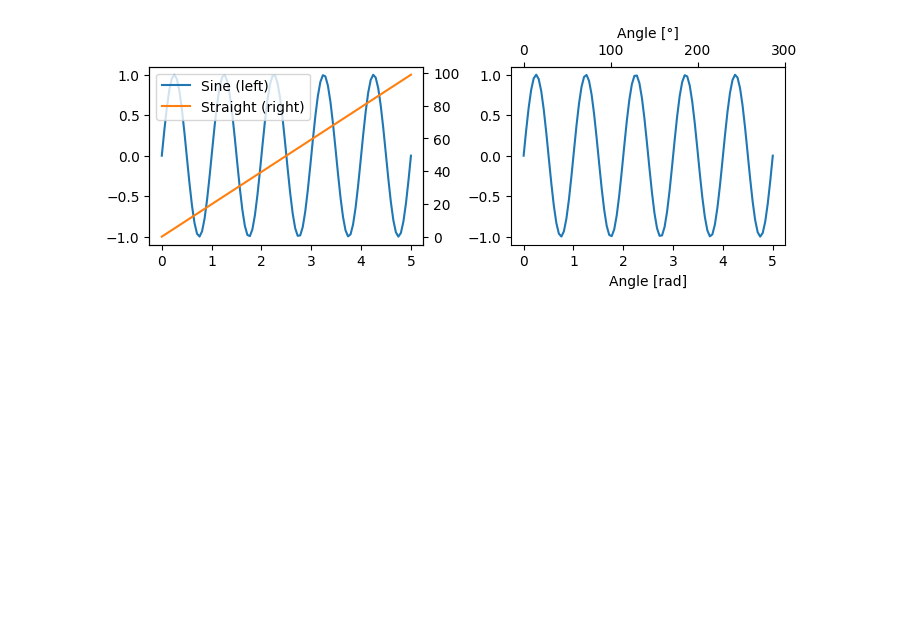
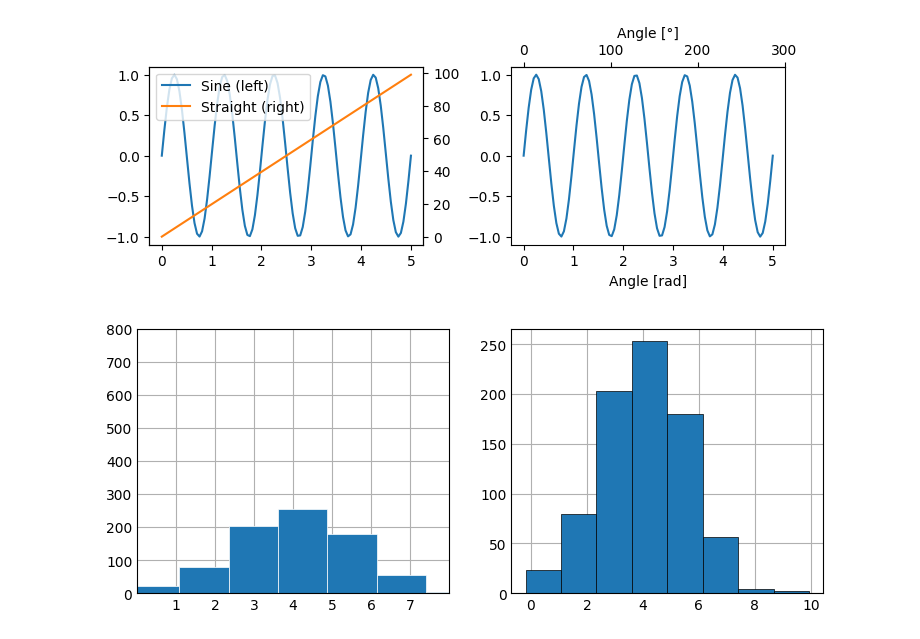
Before and after one commit to Blinan/Python, a Jupyter notebook: just-for-learn.ipynb, the cells around one changed output. Drawn from its saved outputs; the diff is of its cells as text; code cells hidden in the pictures; blank space fills up the shorter version.

```diff
--- a/just-for-learn.ipynb
+++ b/just-for-learn.ipynb
@@ -19,3 +19,24 @@ ax4.set_xlabel('Angle [°]')
 # %% [output]
 Text(0.5, 0, 'Angle [°]')
 [figure]
+# %%
+import matplotlib.pyplot as plt
+import numpy as np
+
+plt.style.use('_mpl-gallery')
+
+# make data
+np.random.seed(1)
+x = 4 + np.random.normal(0, 1.5, 800)
+
+# plot:
+fig, (ax1, ax2) = plt.subplots(1, 2, figsize=(7, 2.7))
+
+ax1.hist(x, bins=8, linewidth=0.5, edgecolor="white")
+ax2.hist(x, bins=8, linewidth=0.5, edgecolor="black")
+ax1.set(xlim=(0, 8), xticks=np.arange(1, 8),
+       ylim=(0, 800), yticks=np.linspace(0, 800, 9))
+
+plt.show()
+# %% [output]
+[figure, added]
```
Also changed, not shown: 11 other files.
